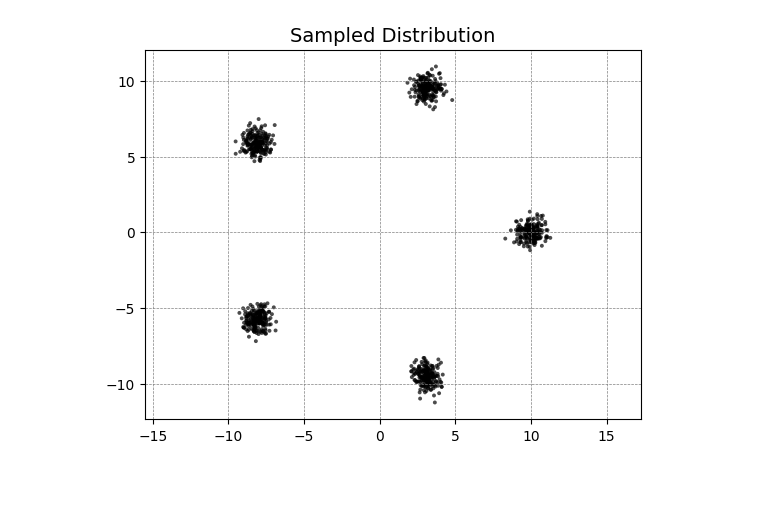
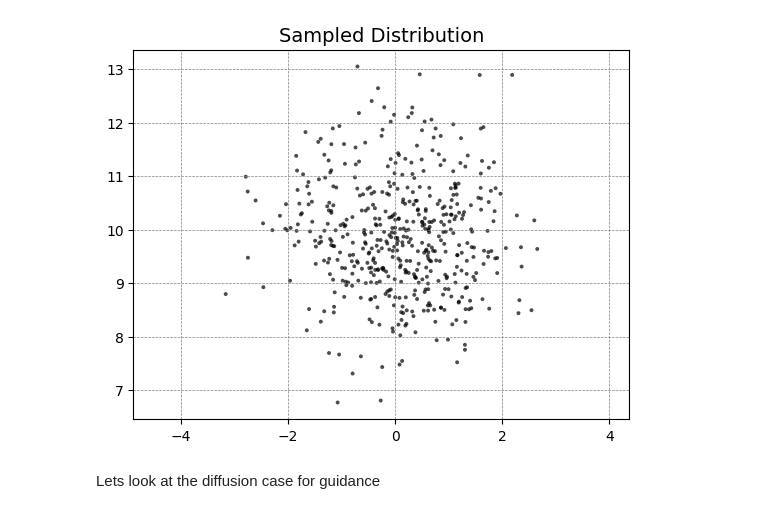
Before and after one commit to Mullerio/Compostional-Generative-Models, a Jupyter notebook: testGuidance.ipynb, the cells around one changed output. Drawn from its saved outputs; the diff is of its cells as text; code cells hidden in the pictures; blank space fills up the shorter version.

Commit message:
stuff, guidance for FM working, diffusion almost see sampling from paper

```diff
--- a/testGuidance.ipynb
+++ b/testGuidance.ipynb
@@ -6,13 +6,13 @@ from src.comp_models import *
 
 device = torch.device("cuda" if torch.cuda.is_available() else "cpu")
 # %%
-GaussianMix = GaussianMixture.symmetric_2D(5,std = 0.5)
+GaussianMix = GaussianMixture.symmetric_2D(4,std = 1)
 
 gaussian_path = GaussianConditionalProbabilityPath(p_data=GaussianMix, alpha=LinearAlpha(), beta = SquareRootBeta(), device=device).to(device)
 
-model1 = BasicMLP(input_dim=2, hidden_dims=[64,64,64,64], conditional=True)
+model1 = EmbeddedBasicMLP(input_dim=2, hidden_dims=[64,64,64,64], conditional=True, embedding_dim=40, num_conditions=5)
 
-trainer = DiffusionGuidanceTrainer(path=gaussian_path, model=model1, p_uncond=0.1)
+trainer = CenterGuidanceTrainer(path=gaussian_path, model=model1, p_uncond=0.1,model_type="FM", centers=[torch.Tensor([10.0,0.0]), torch.Tensor([0.0,-10.0]), torch.Tensor([0.0,10.0]), torch.Tensor([-10.0,0.0])])
 
-trainer.train_loop(num_epochs=20000, device=device, lr=1e-3, n= 2000)
+trainer.train_loop(num_epochs=10000, device=device, lr=1e-3, n= 2000)
 # %% [output]
@@ -39,5 +29,19 @@ In Epoch 19000 we have a loss of 15.813701629638672
-# %%
-sampels = GaussianMix.sample(1000)
-plot_samples(sampels)
-# %% [output]
-[figure, removed]
+# %%
+ode = GuidedVectorField(model1, guidance_scale=1, null_index=4)
+solver = EulerODESolver(ode)
+sampler = Sampler(solver)
+
+steps = torch.linspace(0.01, 1, 500).view(1, -1, 1).expand(500, -1, 1).to(device)
+gaussian_samples = gaussian_path.p_init.sample(500)
+
+condition_index = 2
+y_index = torch.full((gaussian_samples.shape[0],), fill_value=condition_index, dtype=torch.long, device=device)
+
+final_samples = sampler.sample_without_traj(gaussian_samples, steps, y_index = y_index)
+
+plot_samples(final_samples)
+plt.show()
+# %% [output]
+[figure, added]
+# %% [markdown]
+Lets look at the diffusion case for guidance
```
Also changed, not shown: parts of 4 cells of this notebook, 6 other files.
